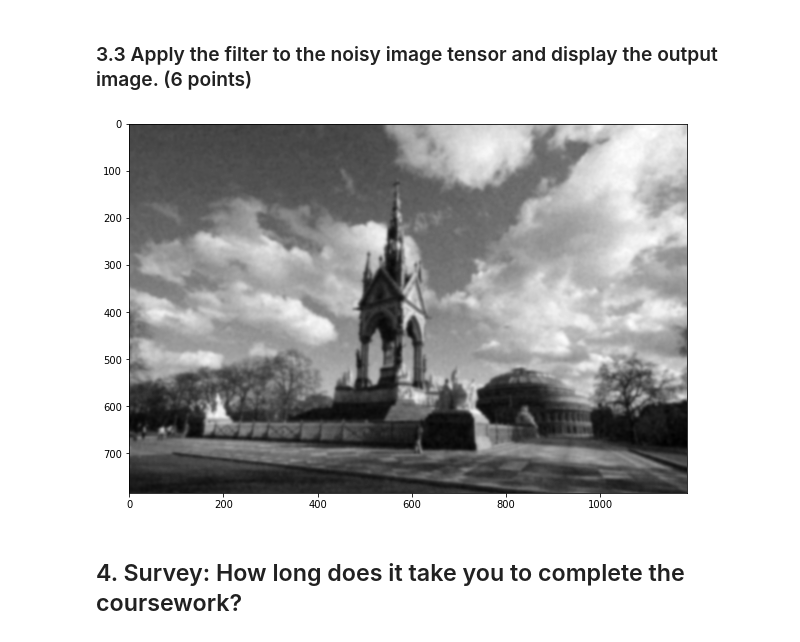
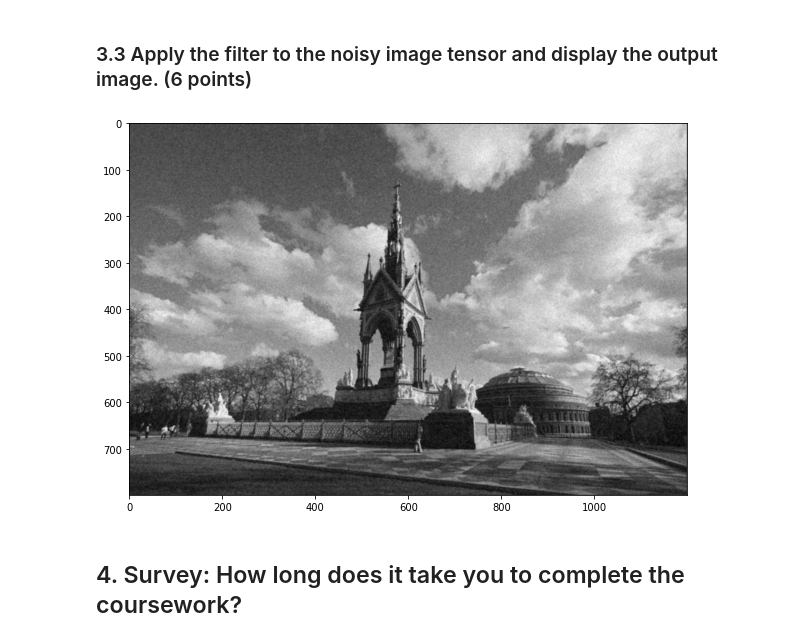
Before and after one commit to xw2519/Computer_Vision, a Jupyter notebook: Coursework/coursework_01/coursework_01.ipynb, the cells around one changed output. Saved outputs shown, nothing was run; the diff lists cells and outputs as text; code cells hidden in the pictures.

```diff
--- a/Coursework/coursework_01/coursework_01.ipynb
+++ b/Coursework/coursework_01/coursework_01.ipynb
@@ -324,24 +324,23 @@ h = gaussian_filter_2d(sigma)
 print(h.shape)
 
 # Create the Conv2D filter (provided)
-conv = torch.nn.Conv2d(in_channels=1, out_channels=1, kernel_size=h.shape[0], padding=1, bias=False)
+conv = torch.nn.Conv2d(in_channels=1, out_channels=1, kernel_size=3, padding=1, bias=False)
 
 # Set the kernel weight
-kernel_expand = (torch.from_numpy(h)).expand(conv.weight.size())
-conv.weight.data = torch.nn.Parameter(kernel_expand)
+conv.weight.data = torch.nn.Parameter(torch.ones((1,1,3,3))/9)
 # %% [output]
 (18, 18)
 # %% [markdown]
 ### 3.3 Apply the filter to the noisy image tensor and display the output image. (6 points)
 # %%
 # Filtering
-image_filtered = conv(image_noisy)
+image_filtered = conv(image_noisy.float())
 
 # Display the filtering result (provided)
 plt.imshow(image_filtered.detach().numpy().reshape((image_filtered.shape[2], image_filtered.shape[3])), cmap='gray')
 plt.gcf().set_size_inches(10, 8)
 # %% [output]
-[figure, old version]
+[figure, new version]
 # %% [markdown]
 ## 4. Survey: How long does it take you to complete the coursework?
 # %% [markdown]
```
Also changed, not shown: parts of 2 cells of this notebook.
